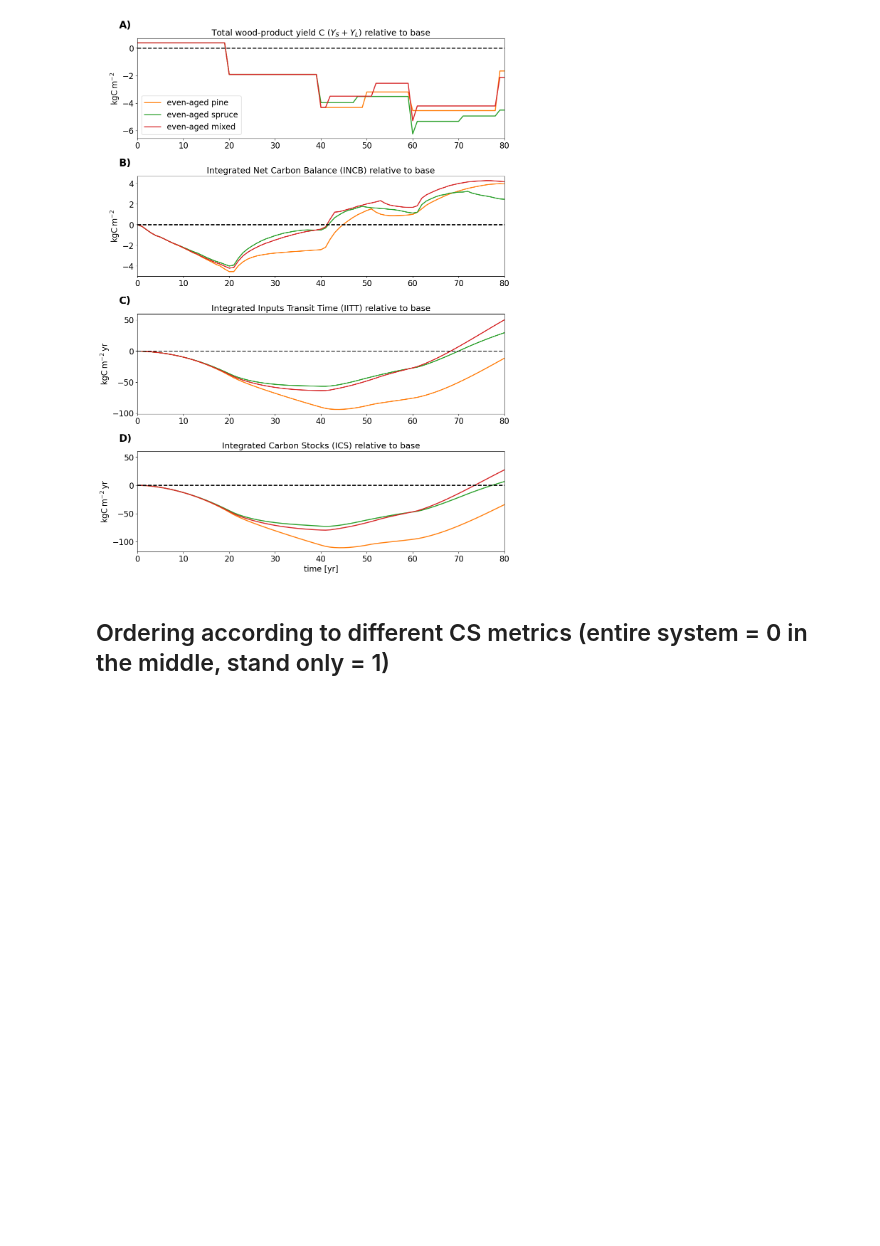
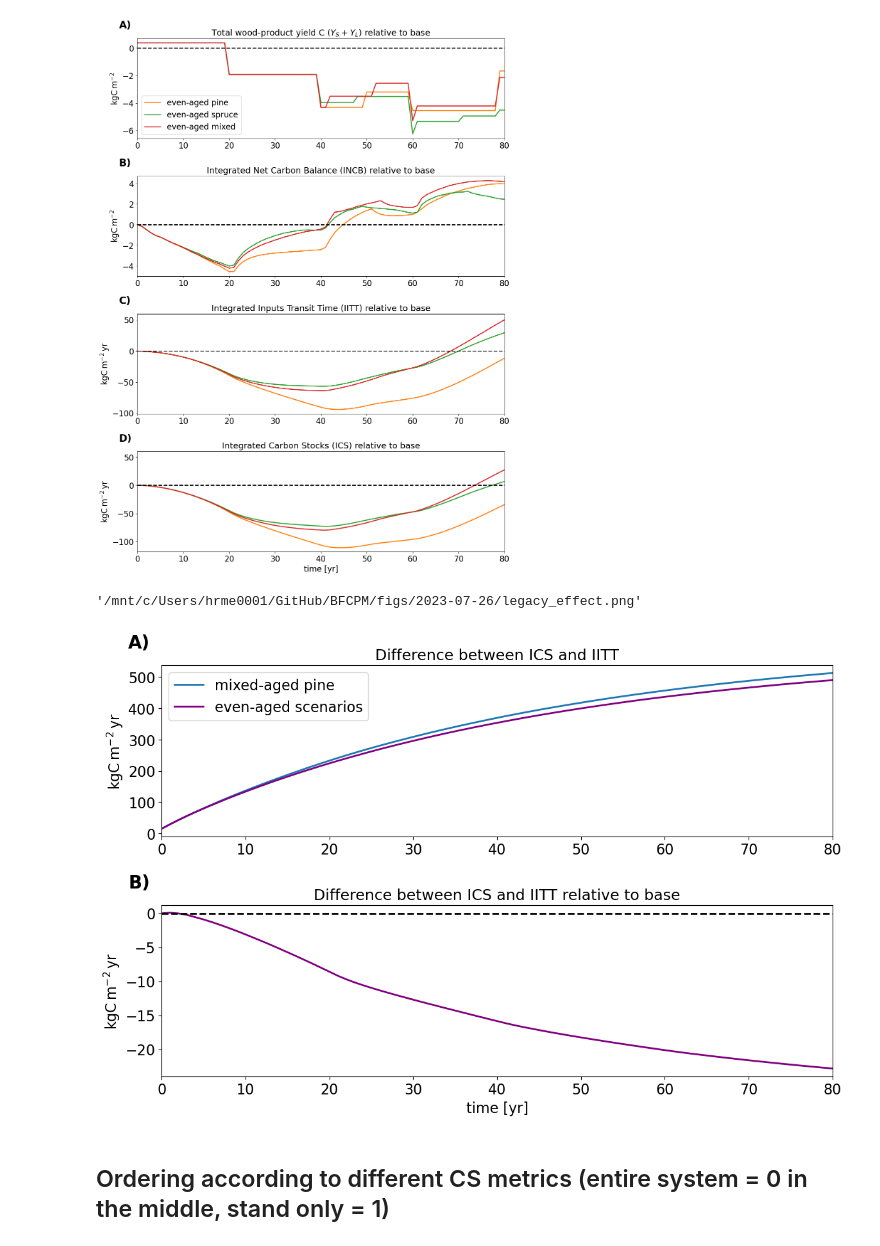
Before and after one commit to goujou/BFCPM, a Jupyter notebook: notebooks/figures_notebook.ipynb, the cells around one changed output. Saved outputs shown, nothing was run; the diff lists cells and outputs as text; code cells hidden in the pictures; blank space fills up the shorter version.

Commit message:
new figure on legacy C effect on climate change mitigation potential

```diff
--- a/notebooks/figures_notebook.ipynb
+++ b/notebooks/figures_notebook.ipynb
@@ -708,6 +708,57 @@ even-aged_spruce 1068.4149195992231 kilog_carbon * year / meter ** 2 464.6538849
 even-aged_mixed 1089.1801525976266 kilog_carbon * year / meter ** 2 457.7417275211095 kilog_carbon * year / meter ** 2
 '/mnt/c/Users/hrme0001/GitHub/BFCPM/figs/2023-07-26/yield_seq_and_ccmp.png'
 [figure]
+# %%
+fig, axes = plt.subplots(figsize=(12, 4*2), nrows=2)
+panel_names = iter(string.ascii_uppercase[:len(axes)])
+axes = iter(axes)
+
+base_nr = 0
+
+labels = ["mixed-aged pine", "even-aged scenarios"]
+colors_ = [colors["mixed-aged_pine"], "purple"]
+
+ax = next(axes)
+panel_name = next(panel_names)
+ax.set_title("Difference between ICS and IITT")
+for nr, sim_name in enumerate(sim_names[:2]):
+#    if nr == base_nr:
+#        continue
+
+    ax.plot(cum_stocks_datas[:, 0, nr] - CS_datas[:, 0, nr], label=labels[nr], c=colors_[nr])
+
+#ax.axhline(0, c="black", ls="--")
+#ax.set_ylim([ax.get_ylim()[0], 60])
+ax.set_xlim([0, 80])
+ax.set_ylabel(r"kgC$\,$m$^{-2}\,$yr")
+ax.text(-0.05, 1.1, panel_name+")", transform=ax.transAxes, size=20, weight='bold')
+ax.legend()
+
+ax = next(axes)
+panel_name = next(panel_names)
+ax.set_title("Difference between ICS and IITT relative to base")
+for nr, sim_name in enumerate(sim_names[:2]):
+    if nr == base_nr:
+        continue
+
+    ax.plot((cum_stocks_datas[:, 0, nr] - cum_stocks_datas[:, 0, base_nr]) - (CS_datas[:, 0, nr] - CS_datas[:, 0, base_nr]), label=labels[nr], c=colors_[nr])
+
+ax.axhline(0, c="black", ls="--")
+ax.set_xlim([0, 80])
+#ax.set_ylim([ax.get_ylim()[0], 60])
+ax.set_ylabel(r"kgC$\,$m$^{-2}\,$yr")
+ax.set_xlabel("time [yr]")
+ax.text(-0.05, 1.1, panel_name+")", transform=ax.transAxes, size=20, weight='bold')
+
+fig.tight_layout()
+
+# save the figure for the publication
+filename = str(pub_figs_path.joinpath("legacy_effect.png"))
+fig.savefig(filename, dpi=500)
+filename
+# %% [output]
+'/mnt/c/Users/hrme0001/GitHub/BFCPM/figs/2023-07-26/legacy_effect.png'
+[figure, added]
 # %% [markdown]
 ## Ordering according to different CS metrics (entire system = 0 in the middle, stand only = 1)
 # %%
```
Also changed, not shown: 2 other files.
